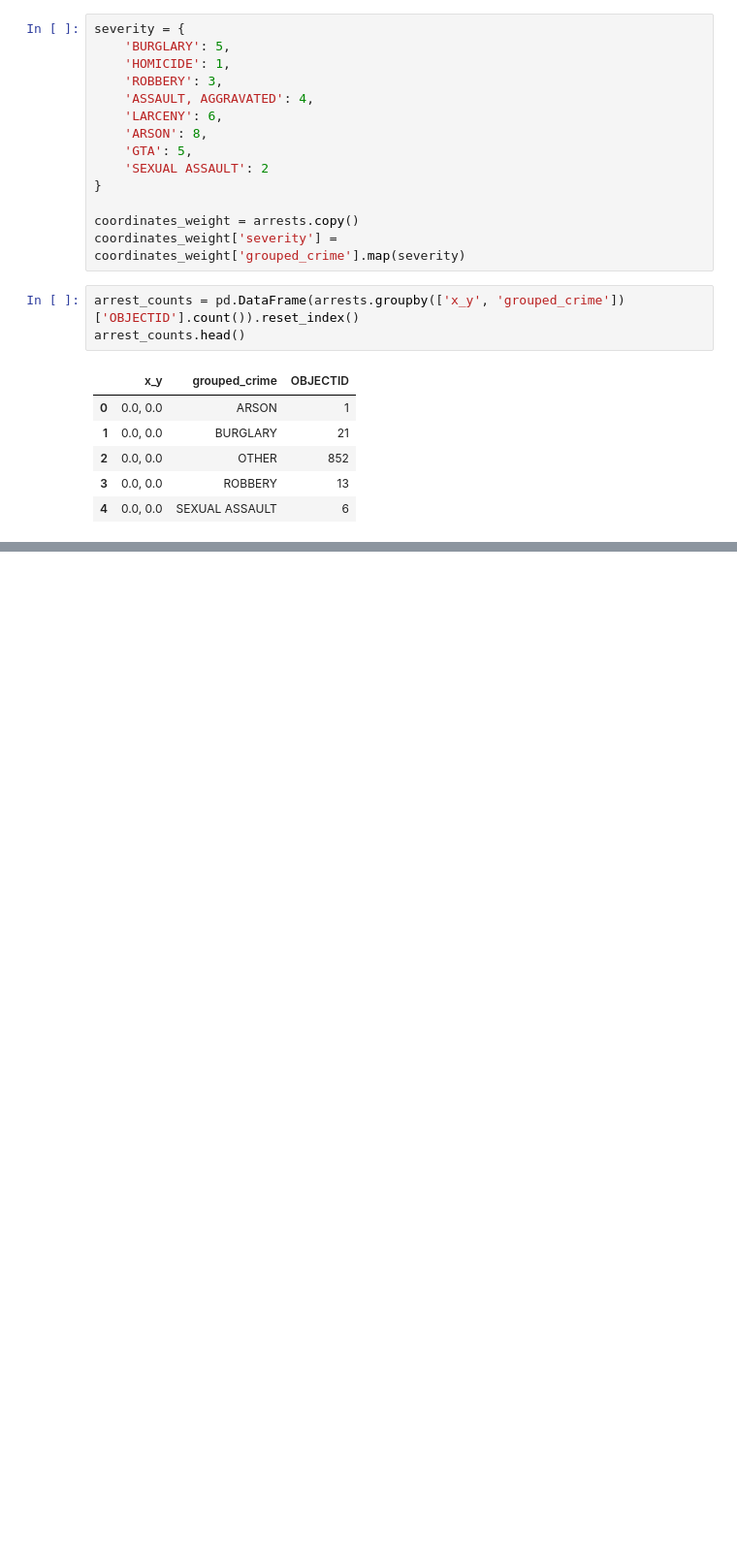
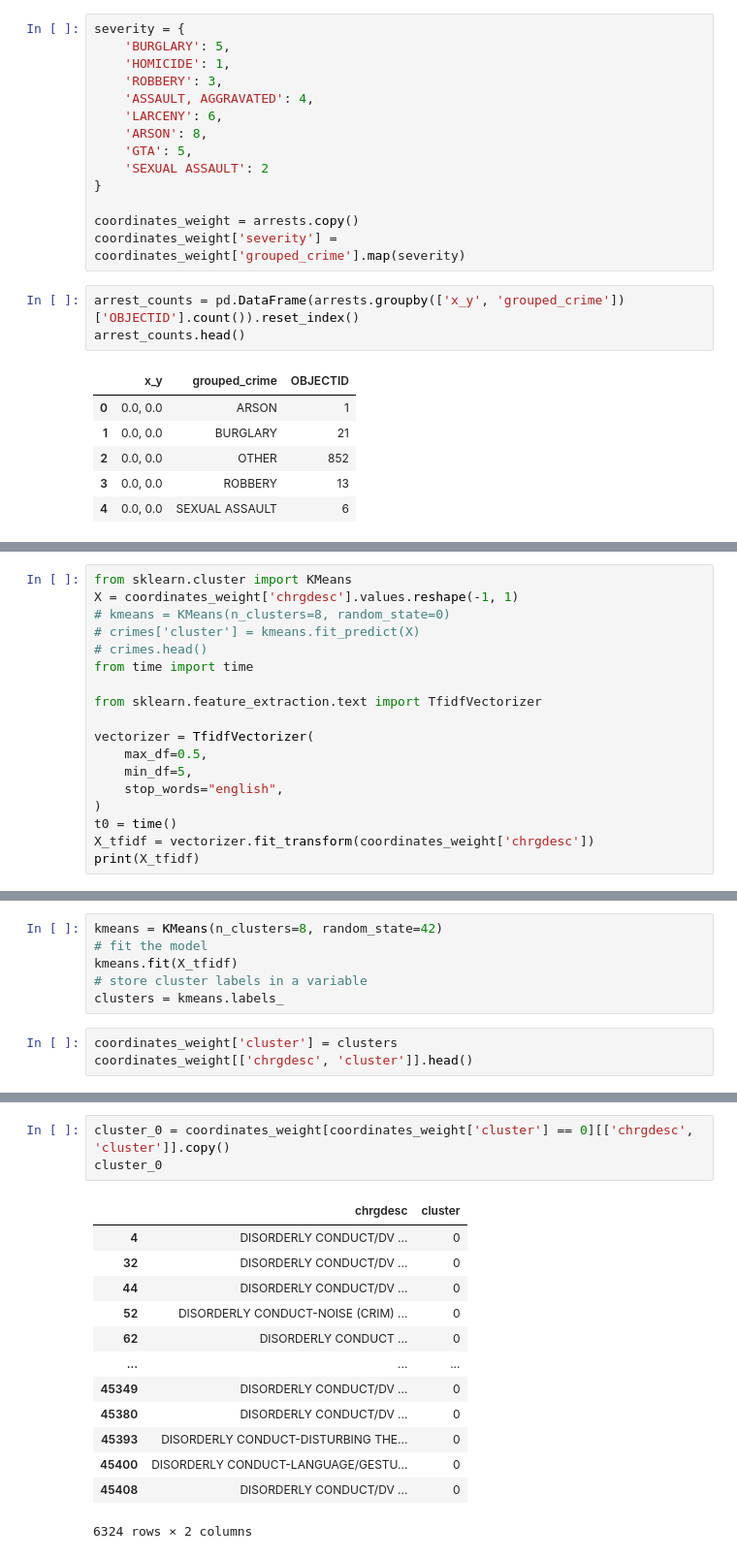
Before and after one commit to bkdevart/hackathon_safe_route, a Jupyter notebook: data_eda.ipynb, the cells around one changed output, grey strips where cells are left out. Shown at 97% size. Cells and saved outputs as stored; diff of their text form; blank space fills up the shorter version.

Commit message:
updated weights with clustering info

```diff
--- a/data_eda.ipynb
+++ b/data_eda.ipynb
@@ -164,0 +200,18 @@ arrest_counts.head()
+# %%
+from sklearn.cluster import KMeans
+X = coordinates_weight['chrgdesc'].values.reshape(-1, 1)
+# kmeans = KMeans(n_clusters=8, random_state=0)
+# crimes['cluster'] = kmeans.fit_predict(X)
+# crimes.head()
+from time import time
+
+from sklearn.feature_extraction.text import TfidfVectorizer
+
+vectorizer = TfidfVectorizer(
+    max_df=0.5,
+    min_df=5,
+    stop_words="english",
+)
+t0 = time()
+X_tfidf = vectorizer.fit_transform(coordinates_weight['chrgdesc'])
+print(X_tfidf)
@@ -164,0 +236,9 @@ arrest_counts.head()
+# %%
+kmeans = KMeans(n_clusters=8, random_state=42)
+# fit the model
+kmeans.fit(X_tfidf)
+# store cluster labels in a variable
+clusters = kmeans.labels_
+# %%
+coordinates_weight['cluster'] = clusters
+coordinates_weight[['chrgdesc', 'cluster']].head()
@@ -164,0 +252,17 @@ arrest_counts.head()
+# %%
+cluster_0 = coordinates_weight[coordinates_weight['cluster'] == 0][['chrgdesc', 'cluster']].copy()
+cluster_0
+# %% [output]
+|  | chrgdesc | cluster |
+| 4 | DISORDERLY CONDUCT/DV ... | 0 |
+| 32 | DISORDERLY CONDUCT/DV ... | 0 |
+| 44 | DISORDERLY CONDUCT/DV ... | 0 |
+| 52 | DISORDERLY CONDUCT-NOISE (CRIM) ... | 0 |
+| 62 | DISORDERLY CONDUCT ... | 0 |
+| ... | ... | ... |
+| 45349 | DISORDERLY CONDUCT/DV ... | 0 |
+| 45380 | DISORDERLY CONDUCT/DV ... | 0 |
+| 45393 | DISORDERLY CONDUCT-DISTURBING THE... | 0 |
+| 45400 | DISORDERLY CONDUCT-LANGUAGE/GESTU... | 0 |
+| 45408 | DISORDERLY CONDUCT/DV ... | 0 |
+6324 rows × 2 columns
```
Also changed, not shown: parts of 9 cells of this notebook, 1 other file.
